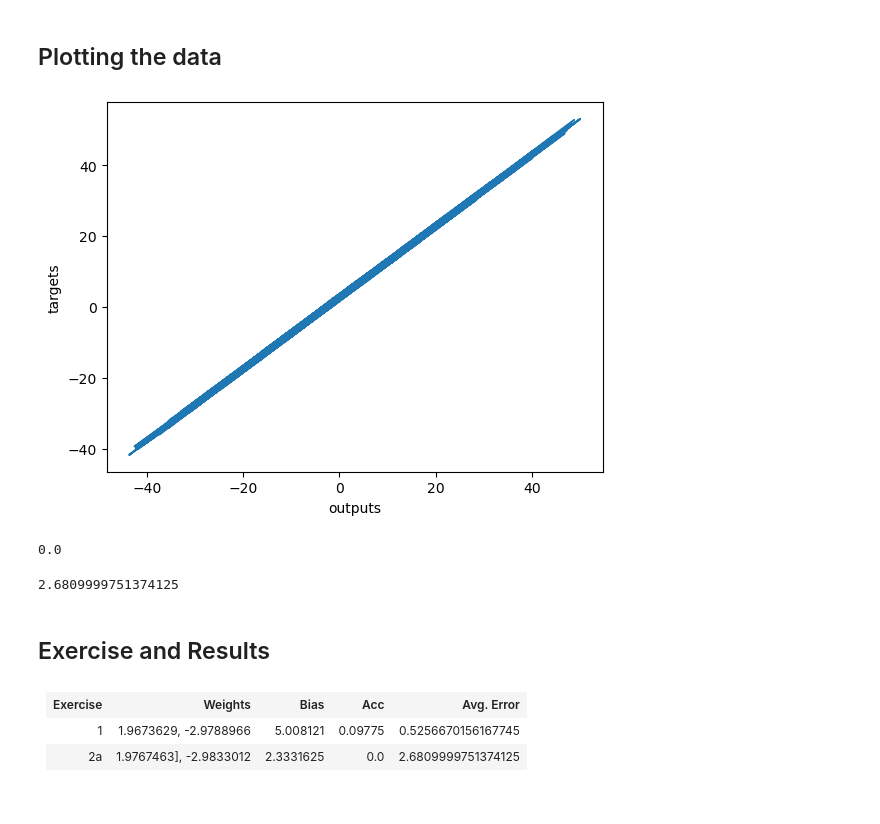
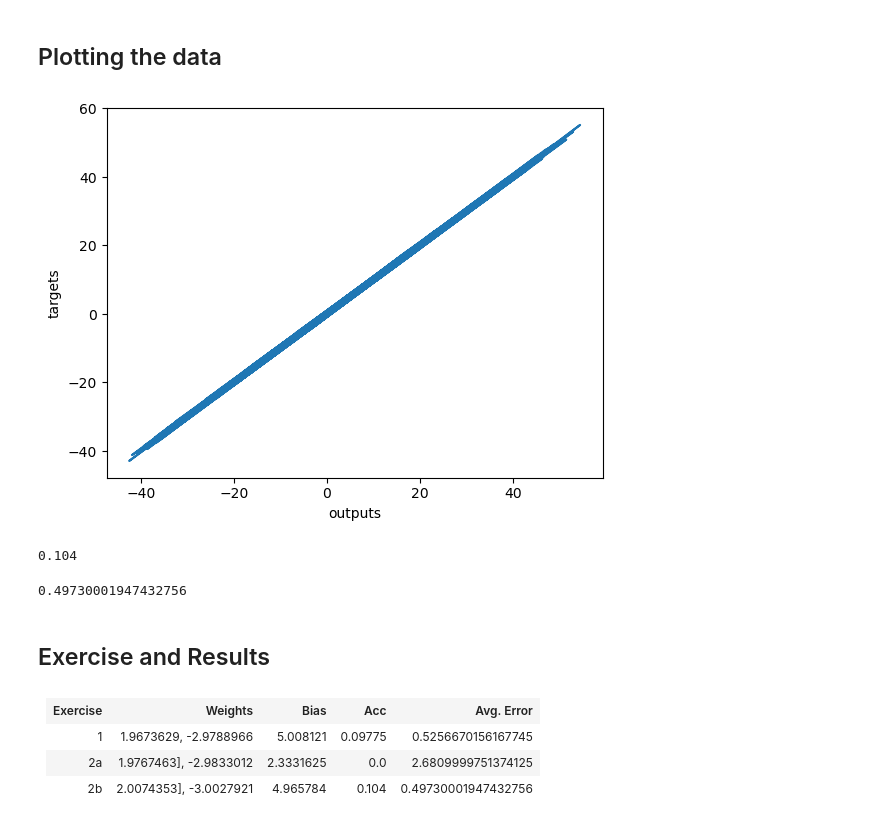
Before and after one commit to Rafsan7238/Data-Science_Udemy, a Jupyter notebook: Exercise/S44_L309/TensorFlow_Minimal_example_All_exercises.ipynb, the cells around one changed output. Saved outputs shown, nothing was run; the diff lists cells and outputs as text; code cells hidden in the pictures.

```diff
--- a/Exercise/S44_L309/TensorFlow_Minimal_example_All_exercises.ipynb
+++ b/Exercise/S44_L309/TensorFlow_Minimal_example_All_exercises.ipynb
@@ -85,7 +85,7 @@ model = tf.keras.Sequential([
                             ])
 
 # We can also define a custom optimizer, where we can specify the learning rate
-custom_optimizer = tf.keras.optimizers.SGD(learning_rate=0.0001)
+custom_optimizer = tf.keras.optimizers.SGD(learning_rate=0.001)
 # Note that sometimes you may also need a custom loss function
 # That's much harder to implement and won't be covered in this course though
 
@@ -163,19 +162,19 @@ targets = training_data['targets'].round(1)
 # %%
 # The model is optimized, so the outputs are calculated based on the last form of the model
 
 # We have to np.squeeze the arrays in order to fit them to what the plot function expects.
 # Doesn't change anything as we cut dimensions of size 1 - just a technicality.
-plt.plot(np.squeeze(model.predict_on_batch(training_data['inputs'])), np.squeeze(training_data['targets']))
+plt.plot(np.squeeze(outputs), np.squeeze(targets))
 plt.xlabel('outputs')
 plt.ylabel('targets')
 plt.show()
 
 # Voila - what you see should be exactly the same as in the previous notebook!
 # You probably don't see the point of TensorFlow now - it took us the same number of lines of code
 # to achieve this simple result. However, once we go deeper in the next chapter,
 # TensorFlow will save us hundreds of lines of code.
 # %% [output]
-[figure, old version]
+[figure, new version]
 # %%
 errors = abs(outputs - targets)
 correct = np.where(errors <= 0.1, 1, 0)
@@ -183,12 +182,12 @@ correct = np.where(errors <= 0.1, 1, 0)
 acc = correct.sum() / observations
 acc
 # %% [output]
-0.0
+0.104
 # %%
 avg_error = errors.sum() / observations
 avg_error
 # %% [output]
-2.6809999751374125
+0.49730001947432756
 # %% [markdown]
 ## Exercise and Results
 # %% [markdown]
@@ -218,6 +217,12 @@ avg_error
 <td>2.6809999751374125</>
 </tr>
 
-
+<tr>
+<td>2b</>
+<td>2.0074353], -3.0027921</>
+<td>4.965784</>
+<td>0.104</>
+<td>0.49730001947432756</>
+</tr>
 
 </table>
```
Also changed, not shown: parts of 5 cells of this notebook, 1 other file.
